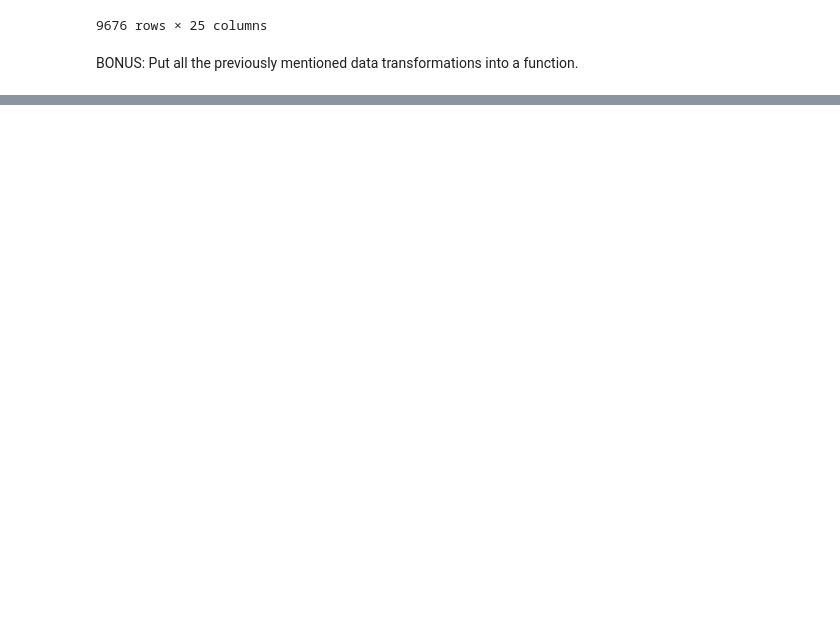
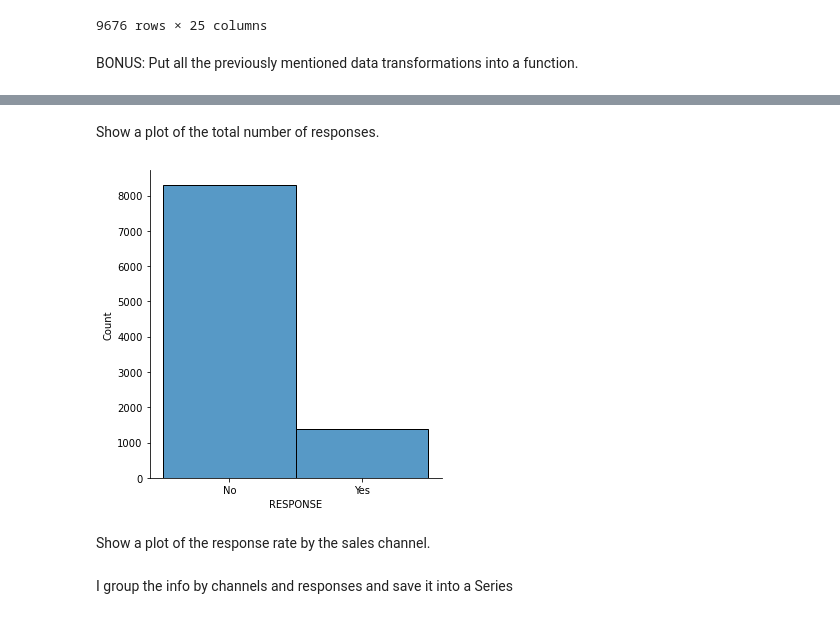
Before and after one commit to cargide/Customer-Analysis-Round, a Jupyter notebook: Customer Analysis Round 2.ipynb, the cells around one changed output, grey strips where cells are left out. Cells and saved outputs as stored; diff of their text form; code cells hidden in the pictures; blank space fills up the shorter version.

```diff
--- a/Customer Analysis Round 2.ipynb
+++ b/Customer Analysis Round 2.ipynb
@@ -306,0 +350,11 @@ BONUS: Put all the previously mentioned data transformations into a function.
+# %% [markdown]
+Show a plot of the total number of responses.
+# %%
+sns.displot(clean_data["RESPONSE"])
+plt.show()
+# %% [output]
+[figure, added]
+# %% [markdown]
+Show a plot of the response rate by the sales channel.
+# %% [markdown]
+I group the info by channels and responses and save it into a Series
```
Also changed, not shown: parts of 16 cells of this notebook.
